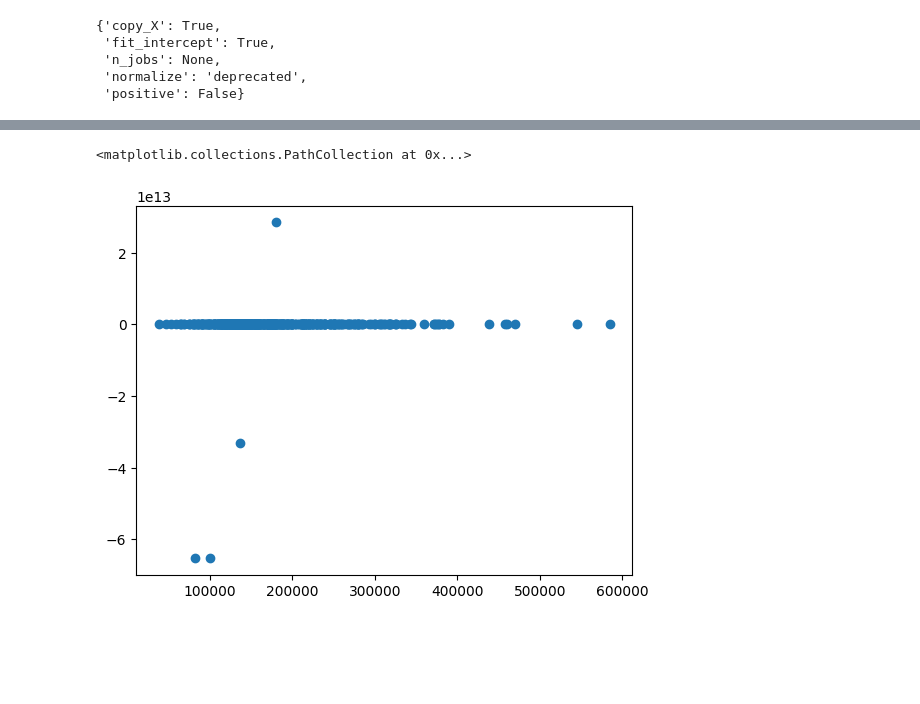
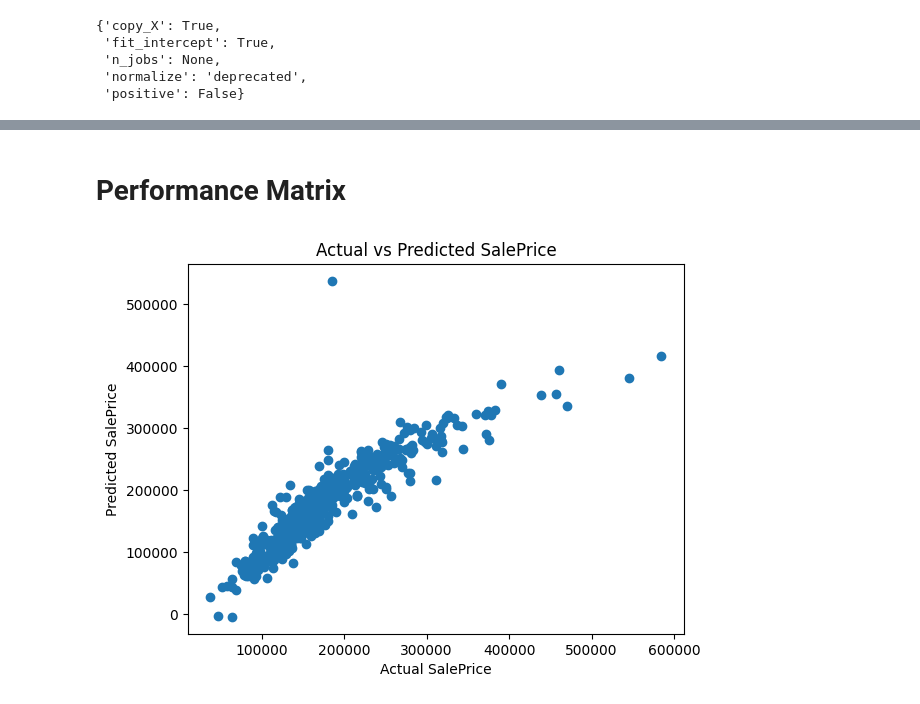
Before and after one commit to CR7HARSHIT/Housing-Price-Prediction-MLApplication, a Jupyter notebook: code.ipynb, the cells around one changed output, grey strips where cells are left out. Cells and saved outputs as stored; diff of their text form; code cells hidden in the pictures; blank space fills up the shorter version.

```diff
--- a/code.ipynb
+++ b/code.ipynb
@@ -389,3 +391,8 @@ X_test=scaler.transform(X_test)
+# %%
+
+scaler = StandardScaler()
+X_train_scaled = scaler.fit_transform(X_train)
+X_test_scaled = scaler.transform(X_test)
 # %%
 #learn lr model
 # %% [markdown]
@@ -396,11 +403,13 @@ X_test=scaler.transform(X_test)
 from sklearn.linear_model import LinearRegression
 
 # Create a Linear Regression model
-regression= LinearRegression()
+# Train the Linear Regression model
+lin_reg = LinearRegression()
 
-# regression=LinearRegression() This line creates an instance of the LinearRegression class and assigns it to the variable regression. This instance represents a linear regression model, which is used to predict a continuous target variable based on one or more input features. regression.fit(X_train, y_train):
+
+#  This line creates an instance of the LinearRegression class and assigns it to the variable regression. This instance represents a linear regression model, which is used to predict a continuous target variable based on one or more input features. regression.fit(X_train, y_train):
 # %%
-regression.fit(X_train,y_train)
+lin_reg.fit(X_train_scaled, y_train)
 
 # This line trains the linear regression model using the training data. X_train is a 2D array or DataFrame containing the input features, and y_train is a 1D array or Series containing the target variable. The fit method calculates the best-fit line (or hyperplane in the case of multiple features) that minimizes the error between the predicted and actual target values.
 # %% [output]
@@ -443,4 +438,4 @@ regression.get_params()
  'positive': False}
 # %%
 ### Predcition with test data
-reg_pred=regression.predict(X_test)
+y_pred = lin_reg.predict(X_test_scaled)
@@ -467,6 +462,11 @@ array([ 9.25890626e+04,  2.20160056e+05,  1.73783149e+05,  9.29203680e+04,
+# %% [markdown]
+# Performance Matrix
 # %%
 ## plot an scatter plot for prediction
-plt.scatter(y_test,reg_pred)
+plt.scatter(y_test, y_pred)
+plt.xlabel('Actual SalePrice')
+plt.ylabel('Predicted SalePrice')
+plt.title('Actual vs Predicted SalePrice')
+plt.show()
 # %% [output]
-<matplotlib.collections.PathCollection at 0x...>
-[figure, old version]
+[figure, new version]
```
Also changed, not shown: parts of 32 cells of this notebook, 1 other file.
